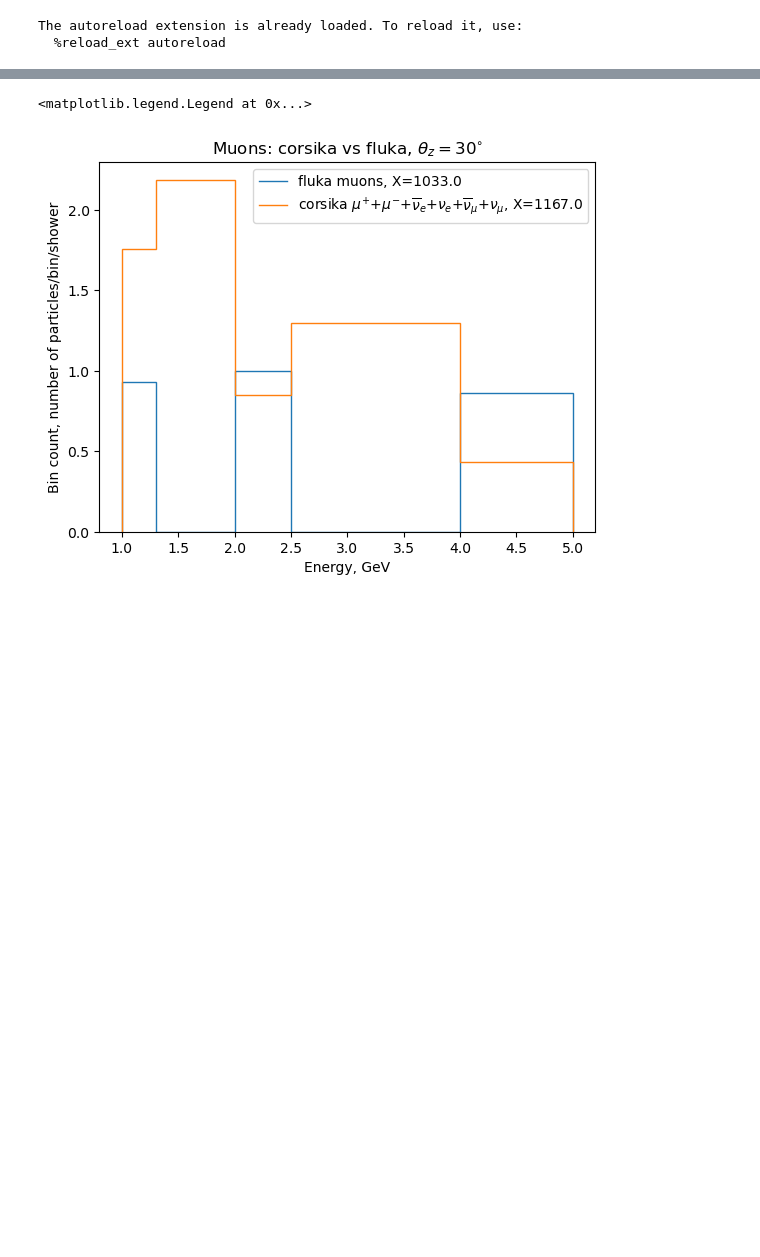
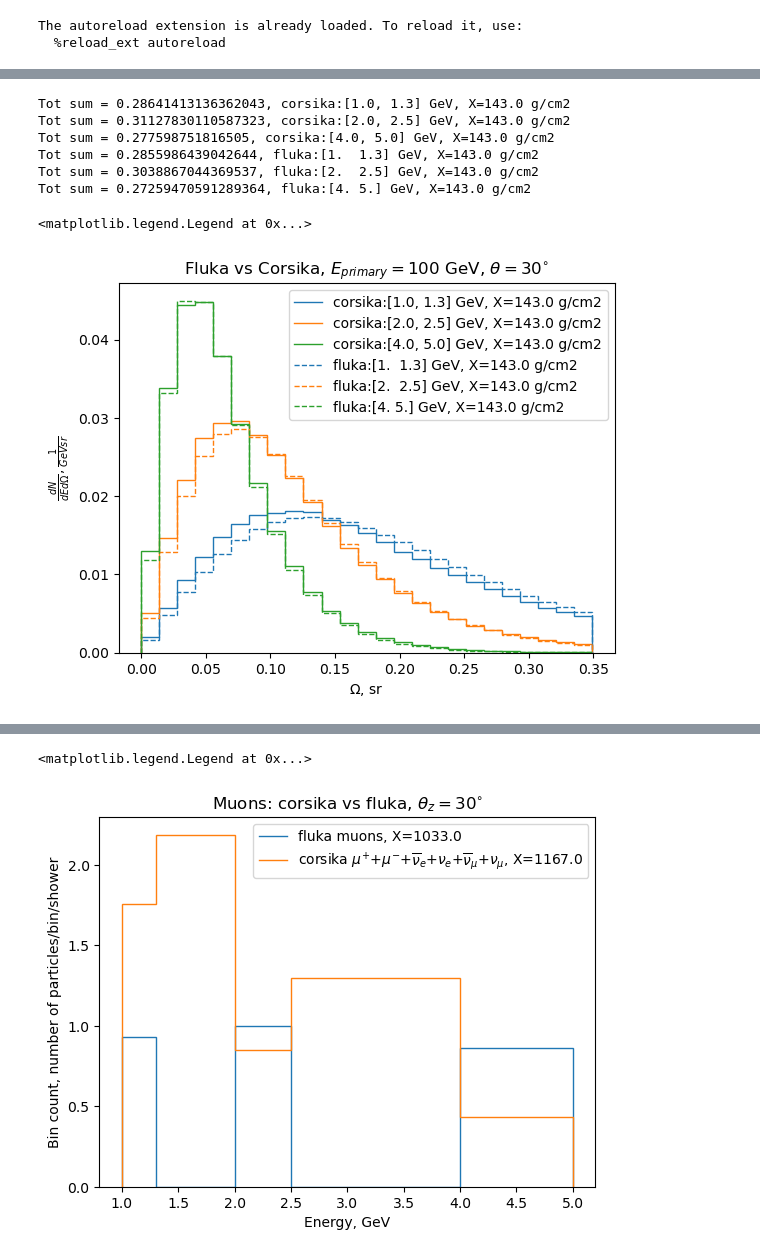
Before and after one commit to jncots/xmax_sigma, a Jupyter notebook: flincpy/scripts/fluka_vs_corsika/dists_fluka_vs_corsika.ipynb, the cells around one changed output, grey strips where cells are left out. Drawn from its saved outputs; the diff is of its cells as text; code cells hidden in the pictures; blank space fills up the shorter version.

```diff
--- a/flincpy/scripts/fluka_vs_corsika/dists_fluka_vs_corsika.ipynb
+++ b/flincpy/scripts/fluka_vs_corsika/dists_fluka_vs_corsika.ipynb
@@ -91,0 +93,38 @@ plt.legend()
+# %%
+ixlist = [0]
+linecolor = []
+for ixdepth in range(3):
+    if ixdepth in ixlist: # Choose xdepths to plot
+        for i, ang_dist in enumerate(corsika_comb_hist[ixdepth]):
+            if i in [0, 2, 4]: # Choose energy ranges to plot
+                line = plt.stairs(ang_dist[0], ang_dist[1], label = f"corsika:{ang_dist[2]} GeV, X={ang_dist[3]} g/cm2")
+                linecolor.append(line.get_edgecolor())
+                print(f"Tot sum = {np.sum(ang_dist[0])}, corsika:{ang_dist[2]} GeV, X={ang_dist[3]} g/cm2")
+
+icolor = 0
+for ixdepth in range(3):
+    if ixdepth in ixlist: # Choose xdepths to plot
+        for i, ang_dist in enumerate(ang_dists[ixdepth]):
+            if i in [0, 1, 2]: # Choose energy ranges to plot
+                plt.stairs(ang_dist[0], ang_dist[1],
+                           color=linecolor[icolor],
+                           linestyle = "--",
+                           label = f"fluka:{ang_dist[2]} GeV, X={ang_dist[3]} g/cm2")
+                icolor += 1
+                print(f"Tot sum = {np.sum(ang_dist[0])}, fluka:{ang_dist[2]} GeV, X={ang_dist[3]} g/cm2")
+
+
+
+plt.title(r"Fluka vs Corsika, $E_{primary}=100$ GeV, $\theta=30^{\circ}$")
+plt.xlabel(r"$\Omega$, sr")
+plt.ylabel(r"$\frac{dN}{dEd\Omega}, \frac{1}{GeV sr}$")
+plt.legend()
+# %% [output]
+Tot sum = 0.28641413136362043, corsika:[1.0, 1.3] GeV, X=143.0 g/cm2
+Tot sum = 0.31127830110587323, corsika:[2.0, 2.5] GeV, X=143.0 g/cm2
+Tot sum = 0.277598751816505, corsika:[4.0, 5.0] GeV, X=143.0 g/cm2
+Tot sum = 0.2855986439042644, fluka:[1.  1.3] GeV, X=143.0 g/cm2
+Tot sum = 0.3038867044369537, fluka:[2.  2.5] GeV, X=143.0 g/cm2
+Tot sum = 0.27259470591289364, fluka:[4. 5.] GeV, X=143.0 g/cm2
+<matplotlib.legend.Legend at 0x...>
+[figure, added]
```
Also changed, not shown: parts of 7 cells of this notebook, 10 other files.
